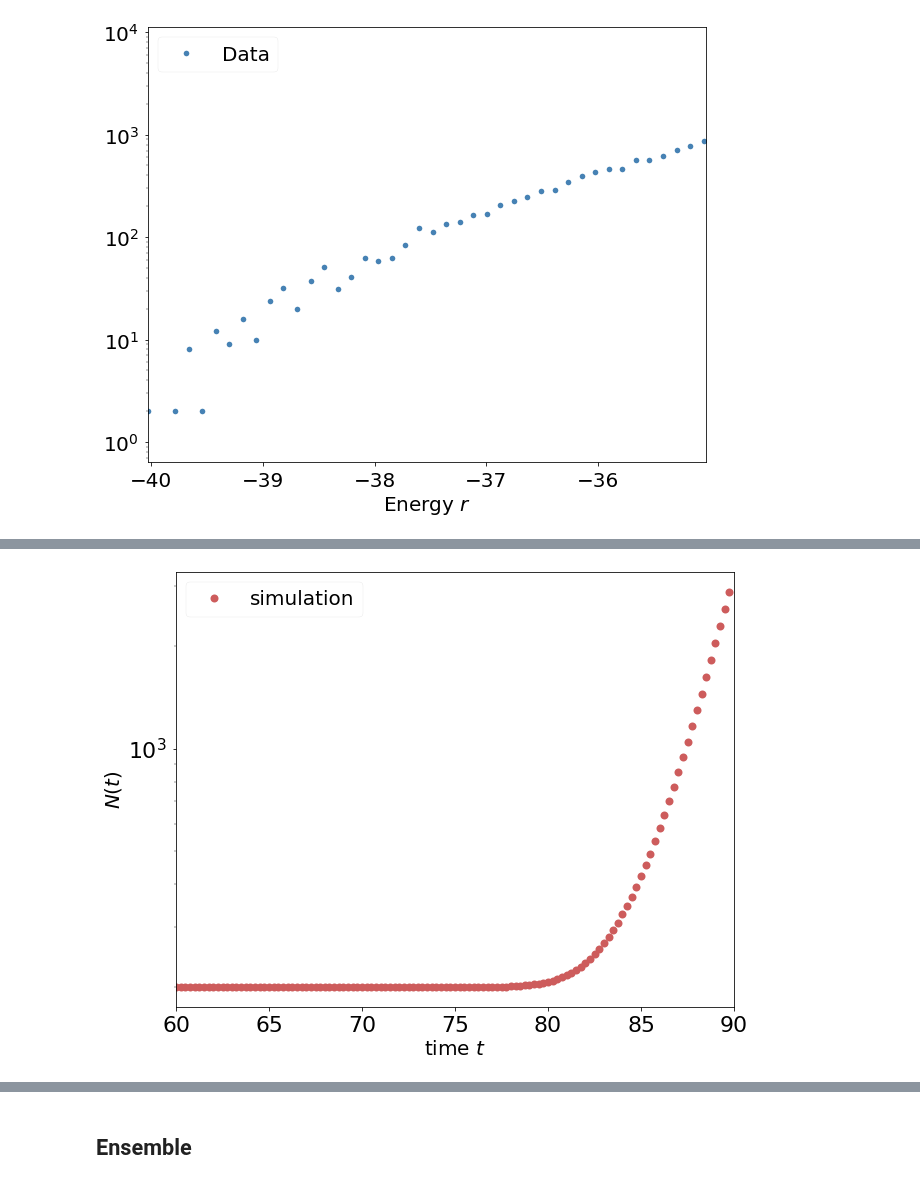
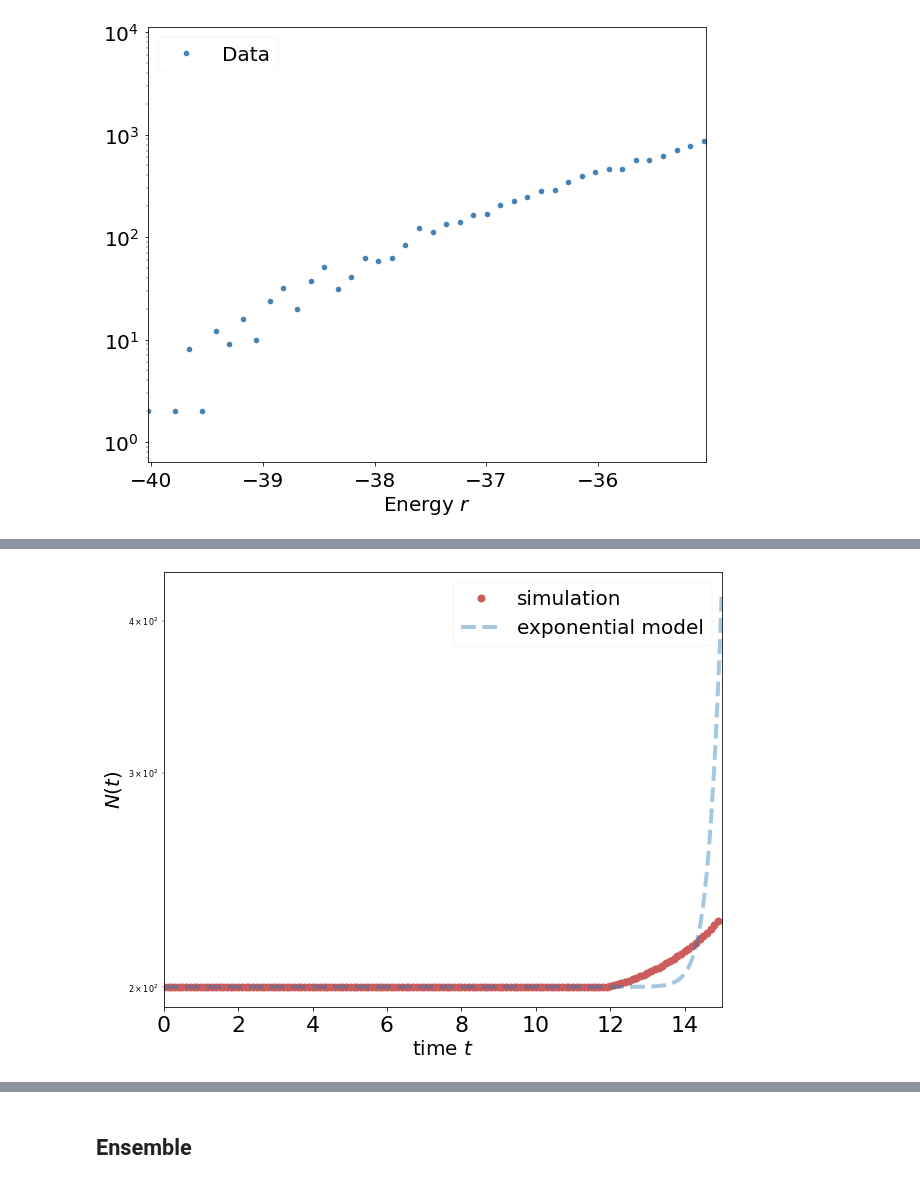
Before and after one commit to betoto008/Affinity_maturation, a Jupyter notebook: Jupyter_Notebooks/Left_tail.ipynb, the cells around one changed output, grey strips where cells are left out. Saved outputs shown, nothing was run; the diff lists cells and outputs as text; code cells hidden in the pictures.

```diff
--- a/Jupyter_Notebooks/Left_tail.ipynb
+++ b/Jupyter_Notebooks/Left_tail.ipynb
@@ -4,7 +4,7 @@ sys.path.append('../Codes/')
 import numpy as np
 import matplotlib.pyplot as plt
 from Immuno_models import*
-from Bio import Phylo
+#from Bio import Phylo
 from io import StringIO
 from matplotlib.lines import Line2D
 from datetime import datetime, timedelta
@@ -21,6 +21,8 @@ def my_linear_func(x, a, b):
 def my_quadratic_func(x, a, b, c):
     return np.log(a)+np.log(np.sqrt(-b)) + b*(x-c)**2
 
+Text_files_path = '../../../../Dropbox/Research/Evolution_Immune_System/Text_files/'
+
 N_A = 6.02214076e23
 k_BT = 1.380649e-23*293
 style.use('seaborn-paper')
@@ -36,5 +38,5 @@ n_seq = 500000
 #Sequences = generate_Sequences(n_seq, Energy_Matrix = )
 #pickle.dump( Sequences, open( "../Text_files/Sequences-n_seq-%d.pkl"%(n_seq), "wb" ) )
 
-Sequences = pickle.load( open( "../Text_files/Sequences_MJ2-n_seq-%d.pkl"%(n_seq), "rb" ) )
+Sequences = pickle.load( open( Text_files_path + "Sequences_MJ2-n_seq-%d.pkl"%(n_seq), "rb" ) )
 # %% [output]
@@ -56,5 +58,5 @@ ax.set_xlim(np.min(energies),np.min(energies)+5 )
 %%time
 #Left_tail = np.array([Sequences[i] for i in range(int(len(Sequences))) if (Sequences[i].energy < np.min(energies)+4) ])
 #pickle.dump( Left_tail, open( "../Text_files/Sequences_MJ2_left_tail-n_seq-%d.pkl"%(int(n_seq)), "wb" ) )
-Left_tail = pickle.load(open( "../Text_files/Sequences_MJ2_left_tail-n_seq-%d.pkl"%(int(n_seq)), "rb" ) )
+Left_tail = pickle.load(open(Text_files_path + "/Sequences_MJ2_left_tail-n_seq-%d.pkl"%(int(n_seq)), "rb" ) )
 # %% [output]
@@ -106,7 +106,7 @@ KeyboardInterrupt:
 n_linages = 200
 U = n_linages/n_seq
 nu = .5
-beta = 5
+beta = 3
 gamma = 3
 T = 15
 energy_translation = 20
@@ -124,4 +124,5 @@ Model.ODE()
 fig, ax = plt.subplots(1,1,figsize=(20,8))
 Model.plot_antigen_time(ax = ax)
 ax.set_ylim(np.exp(Model.beta*initial_time)/N_A, (np.max(Model.antigen_time_series)/N_A)*2)
+ax.plot(Model.time_series, np.exp(Model.time_series*beta)/Model.N_A, linewidth = 3, linestyle = 'dashed', alpha = 0.4, color = 'steelblue')
 # %% [output]
@@ -170,23 +185,28 @@ while(os.path.isfile('../Figures/Histogram_k_D_%d.png'%(counter))):
 # %%
 popt = np.array([ 1.35847161e+05, -4.92212036e-02, -2.79453873e+01])
 
 fig, ax = plt.subplots(1,1,figsize=(10,8))
-t_new = np.linspace(0, T, int(T/dt))
-N_total = np.array([np.cumsum(np.exp(t-np.linspace(0,t, 100))*(1.7e2/5e5)*np.exp(my_quadratic_func(np.log(np.exp(np.linspace(0,t, 100))/N_A), *popt))*(t/100))[-1] + 200 - np.cumsum((2e2/5e5)*np.exp(my_quadratic_func(np.log(np.exp(np.linspace(0,t, 100))/N_A), *popt))*(t/100))[-1] for t in t_new])
-#ax.plot(t_new, N_total, linestyle = '--', linewidth = 4, color = 'indianred', alpha = 0.4, label = 'gaussian model')
+t_new = np.linspace(0, T, int((T/dt)))
 ax.plot(Model.time_series[::50], np.sum(Model.linages_time_series, axis=0)[::50], marker = 'o', ms = 8, color = 'indianred', linestyle = '', label = 'simulation')
+
+to = 12
+b = 1.26
+tau = np.exp(t_new-to)
+N_total_exp = ((tau**(beta*b)-tau**(nu))/(beta*n_linages*b-nu)) + 200 - (1/(beta*b*200))*(tau**(beta*b)*-1)
+ax.plot(t_new, N_total_exp, linewidth = 4, linestyle = 'dashed', alpha = 0.4, label = 'exponential model')
+
 ax.set_xlabel(r'time $t$', fontsize = 20)
 ax.set_ylabel(r'$N(t)$', fontsize = 20)
 ax.tick_params(labelsize = 22)
 ax.set_yscale('log')
-ax.set_xlim(2*T/3, T)
+ax.set_xlim(0, T)
 ax.legend(loc = 0, fontsize = 20)
 counter = 0
 while(os.path.isfile('../Figures/N_total_%d.png'%(counter))):
     counter+=1
 #fig.savefig('../Figures/N_total_%d.png'%(0))
 # %% [output]
-[figure, old version]
+[figure, new version]
 # %%
 fig1, ax1 = plt.subplots(4,2,figsize=(20,32))
 fig2, ax2 = plt.subplots(1,1,figsize=(10,8))
```
Also changed, not shown: parts of 22 cells of this notebook, 45 other files.
